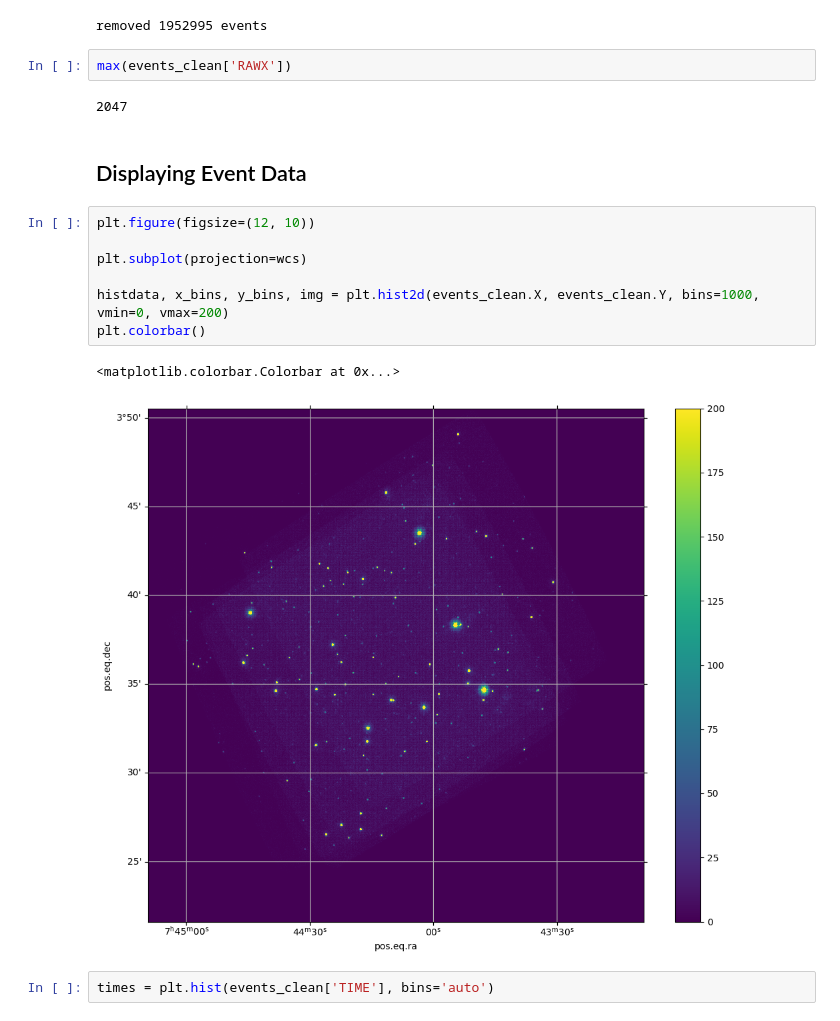
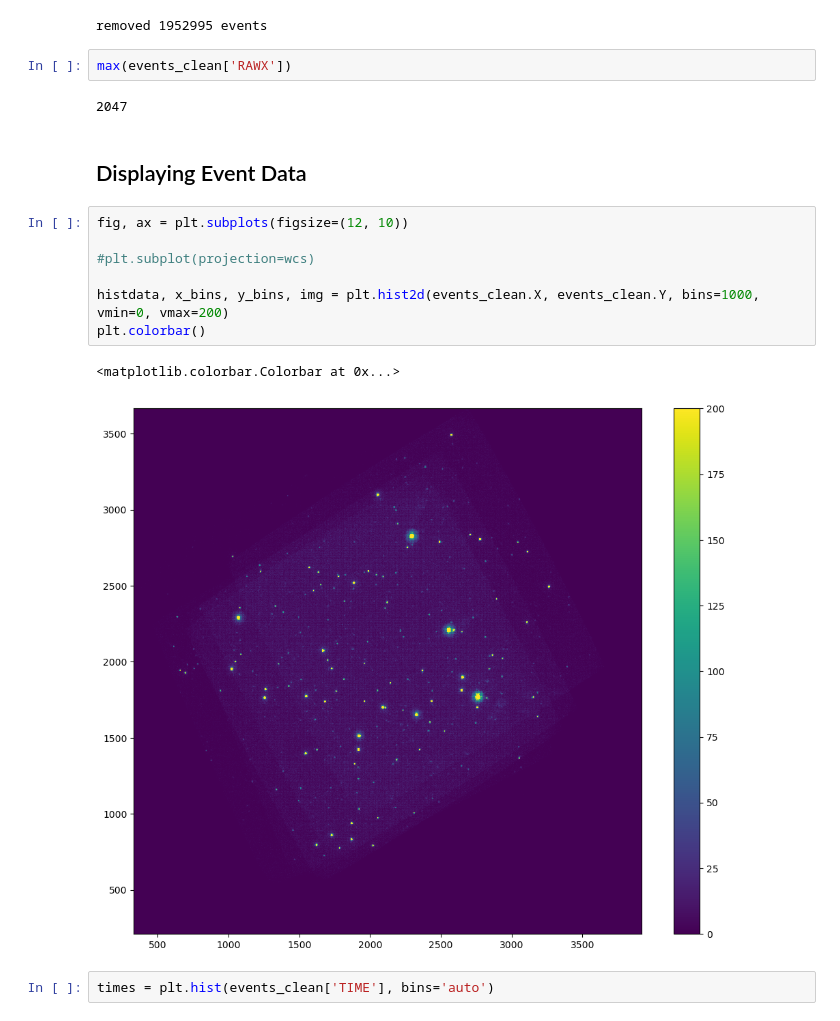
Before and after one commit to saphiooo/counting_stars, a Jupyter notebook: swift_uvot_events.ipynb, the cells around one changed output. Saved outputs shown, nothing was run; the diff lists cells and outputs as text.

```diff
--- a/swift_uvot_events.ipynb
+++ b/swift_uvot_events.ipynb
@@ -86,22 +90,22 @@ events_clean = events[np.where((events.QUALITY == 0))]
 print(f'removed {len(events) - len(events_clean)} events')
 # %% [output]
 removed 1952995 events
-# %%
-max(events_clean['RAWX'])
-# %% [output]
-2047
+# %%
+max(events_clean['RAWX'])
+# %% [output]
+2047
 # %% [markdown]
 ## Displaying Event Data
 # %%
-plt.figure(figsize=(12, 10))
+fig, ax = plt.subplots(figsize=(12, 10))
 
-plt.subplot(projection=wcs)
+#plt.subplot(projection=wcs)
 
 histdata, x_bins, y_bins, img = plt.hist2d(events_clean.X, events_clean.Y, bins=1000, vmin=0, vmax=200)
 plt.colorbar()
 # %% [output]
 <matplotlib.colorbar.Colorbar at 0x...>
-[figure, old version]
+[figure, new version]
 # %%
 times = plt.hist(events_clean['TIME'], bins='auto')
 # %% [output]
```
Also changed, not shown: parts of 33 cells of this notebook, 1 other file.
